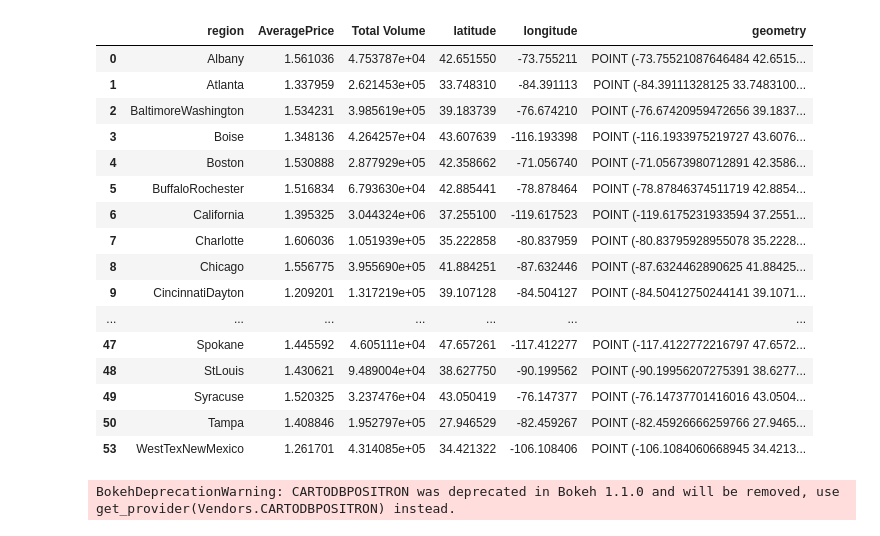
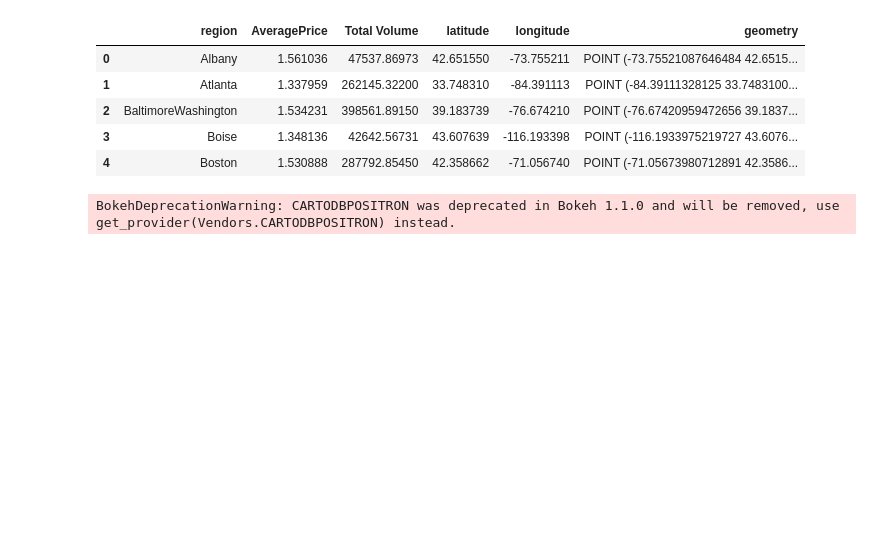
Before and after one commit to thecraigd/BokehAvocado, a Jupyter notebook: Map.ipynb, the cells around one changed output. Saved outputs shown, nothing was run; the diff lists cells and outputs as text; code cells hidden in the pictures; blank space fills up the shorter version.

```diff
--- a/Map.ipynb
+++ b/Map.ipynb
@@ -1,27 +1,16 @@
 # %%
 import pandas as pd
 
 df = pd.read_csv('avocado_df.csv', index_col=0)
 
-display(df)
+display(df.head())
 # %% [output]
 |  | region | AveragePrice | Total Volume | latitude | longitude | geometry |
-| 0 | Albany | 1.561036 | 4.753787e+04 | 42.651550 | -73.755211 | POINT (-73.75521087646484 42.6515... |
-| 1 | Atlanta | 1.337959 | 2.621453e+05 | 33.748310 | -84.391113 | POINT (-84.39111328125 33.7483100... |
-| 2 | BaltimoreWashington | 1.534231 | 3.985619e+05 | 39.183739 | -76.674210 | POINT (-76.67420959472656 39.1837... |
-| 3 | Boise | 1.348136 | 4.264257e+04 | 43.607639 | -116.193398 | POINT (-116.1933975219727 43.6076... |
-| 4 | Boston | 1.530888 | 2.877929e+05 | 42.358662 | -71.056740 | POINT (-71.05673980712891 42.3586... |
-| 5 | BuffaloRochester | 1.516834 | 6.793630e+04 | 42.885441 | -78.878464 | POINT (-78.87846374511719 42.8854... |
-| 6 | California | 1.395325 | 3.044324e+06 | 37.255100 | -119.617523 | POINT (-119.6175231933594 37.2551... |
-| 7 | Charlotte | 1.606036 | 1.051939e+05 | 35.222858 | -80.837959 | POINT (-80.83795928955078 35.2228... |
-| 8 | Chicago | 1.556775 | 3.955690e+05 | 41.884251 | -87.632446 | POINT (-87.6324462890625 41.88425... |
-| 9 | CincinnatiDayton | 1.209201 | 1.317219e+05 | 39.107128 | -84.504127 | POINT (-84.50412750244141 39.1071... |
-| ... | ... | ... | ... | ... | ... | ... |
-| 47 | Spokane | 1.445592 | 4.605111e+04 | 47.657261 | -117.412277 | POINT (-117.4122772216797 47.6572... |
-| 48 | StLouis | 1.430621 | 9.489004e+04 | 38.627750 | -90.199562 | POINT (-90.19956207275391 38.6277... |
-| 49 | Syracuse | 1.520325 | 3.237476e+04 | 43.050419 | -76.147377 | POINT (-76.14737701416016 43.0504... |
-| 50 | Tampa | 1.408846 | 1.952797e+05 | 27.946529 | -82.459267 | POINT (-82.45926666259766 27.9465... |
-| 53 | WestTexNewMexico | 1.261701 | 4.314085e+05 | 34.421322 | -106.108406 | POINT (-106.1084060668945 34.4213... |
+| 0 | Albany | 1.561036 | 47537.86973 | 42.651550 | -73.755211 | POINT (-73.75521087646484 42.6515... |
+| 1 | Atlanta | 1.337959 | 262145.32200 | 33.748310 | -84.391113 | POINT (-84.39111328125 33.7483100... |
+| 2 | BaltimoreWashington | 1.534231 | 398561.89150 | 39.183739 | -76.674210 | POINT (-76.67420959472656 39.1837... |
+| 3 | Boise | 1.348136 | 42642.56731 | 43.607639 | -116.193398 | POINT (-116.1933975219727 43.6076... |
+| 4 | Boston | 1.530888 | 287792.85450 | 42.358662 | -71.056740 | POINT (-71.05673980712891 42.3586... |
 # %%
 from bokeh.io import output_notebook, show, output_file
 from bokeh.plotting import figure, ColumnDataSource
```
Also changed, not shown: parts of 2 cells of this notebook.
